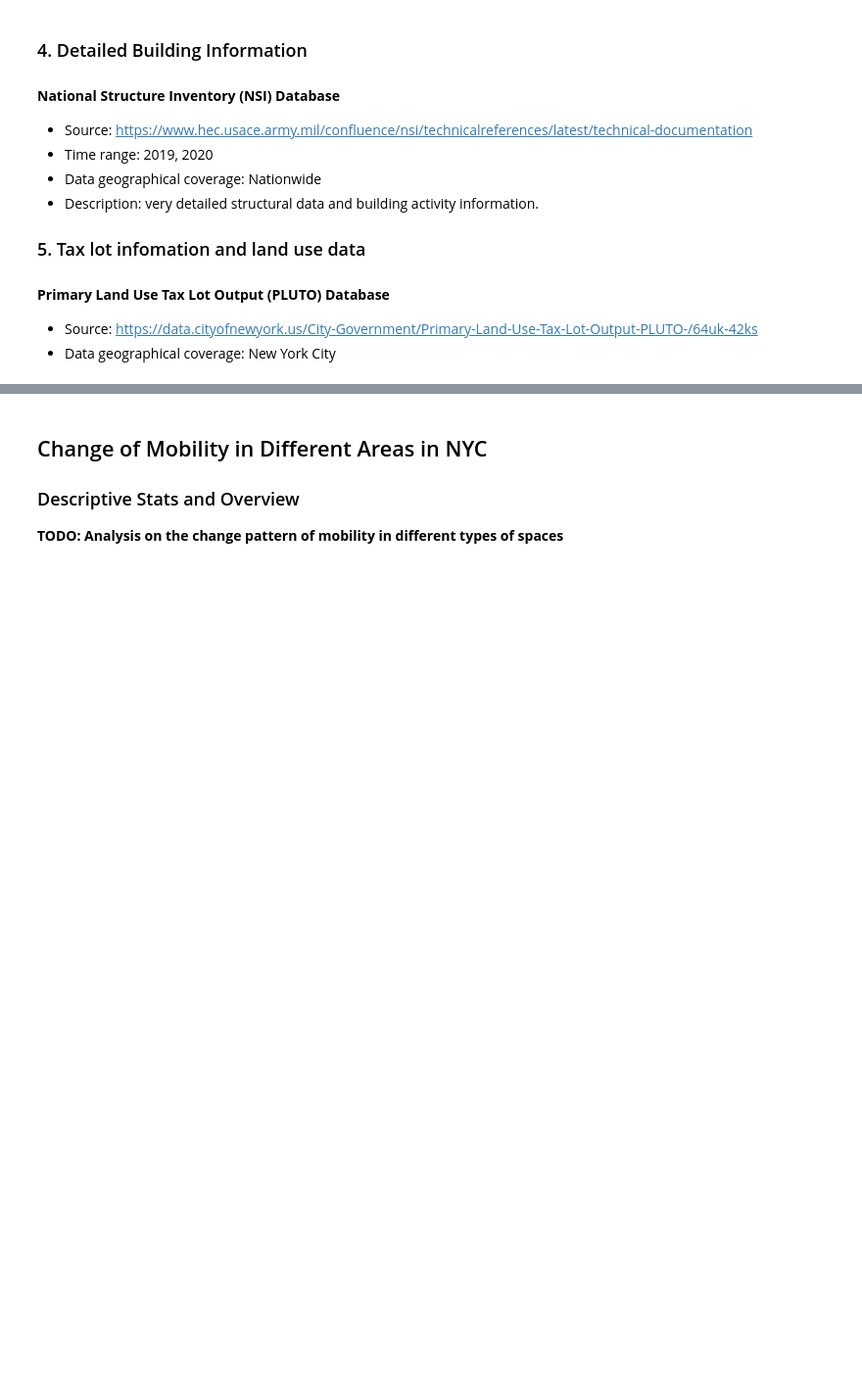
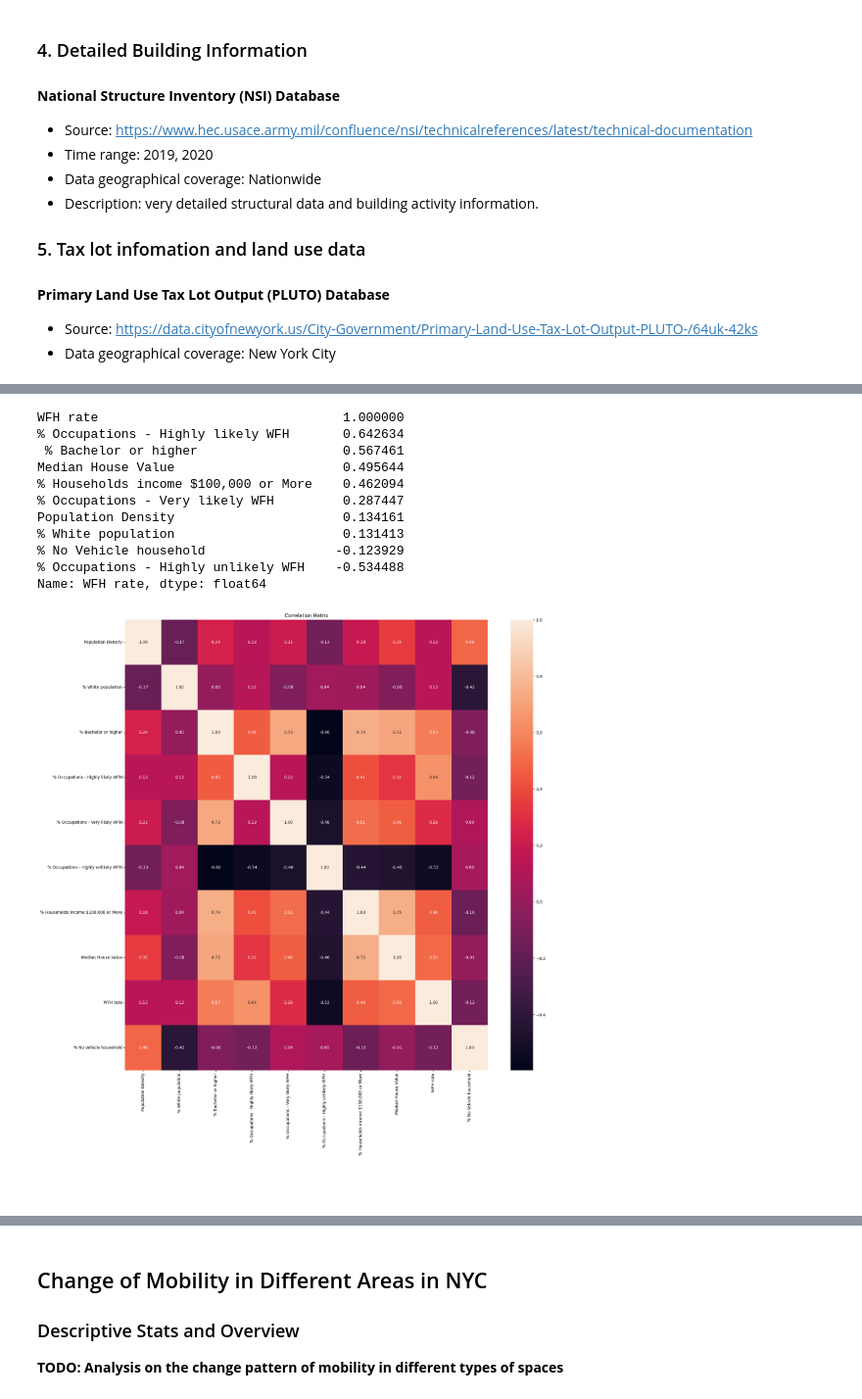
Before and after one commit to NomiBobby/BuildingEnergy-RemoteWorking, a Jupyter notebook: Project Materials and Proposal.ipynb, the cells around one changed output, grey strips where cells are left out. Shown at 98% size. Saved outputs shown, nothing was run; the diff lists cells and outputs as text; code cells hidden in the pictures; blank space fills up the shorter version.

```diff
--- a/Project Materials and Proposal.ipynb
+++ b/Project Materials and Proposal.ipynb
@@ -148,0 +177,40 @@ __TODO__
+# %%
+# import libraries
+import pandas as pd
+import numpy as np
+import matplotlib.pyplot as plt
+import seaborn as sns
+from sklearn.model_selection import train_test_split
+from sklearn.linear_model import LinearRegression
+from sklearn import metrics
+
+# load processed data
+corr = pd.read_csv('/Users/luchen/Documents/Esri/Project/results/demographic/modeling_wfh.csv', na_values='')
+
+# create a correlation matrix
+corr_matrix = corr.corr()
+print(corr_matrix['WFH rate'].sort_values(ascending=False))
+
+
+# plot a heatmap to visualize the correlations
+plt.figure(figsize=(20, 20))
+sns.heatmap(corr_matrix, annot=True, fmt=".2f")
+plt.title("Correlation Matrix")
+plt.show()
+
+corr_matrix = corr_matrix['WFH rate']
+# %% [output]
+WFH rate                                1.000000
+% Occupations - Highly likely WFH       0.642634
+ % Bachelor or higher                   0.567461
+Median House Value                      0.495644
+% Households income $100,000 or More    0.462094
+% Occupations - Very likely WFH         0.287447
+Population Density                      0.134161
+% White population                      0.131413
+% No Vehicle household                 -0.123929
+% Occupations - Highly unlikely WFH    -0.534488
+Name: WFH rate, dtype: float64
+[figure, added]
+# %% [markdown]
+###
```
Also changed, not shown: parts of 5 cells of this notebook, 1 other file.
